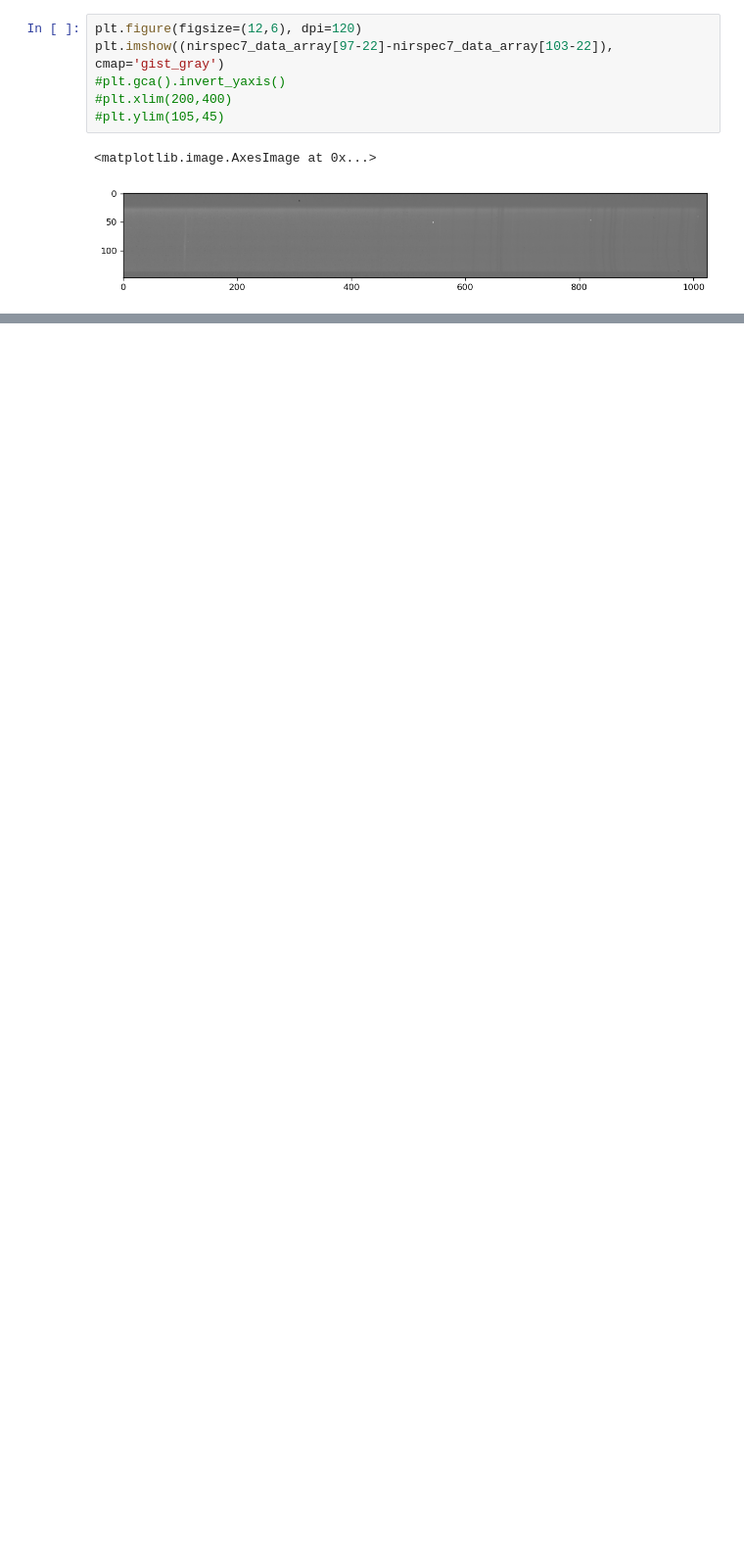
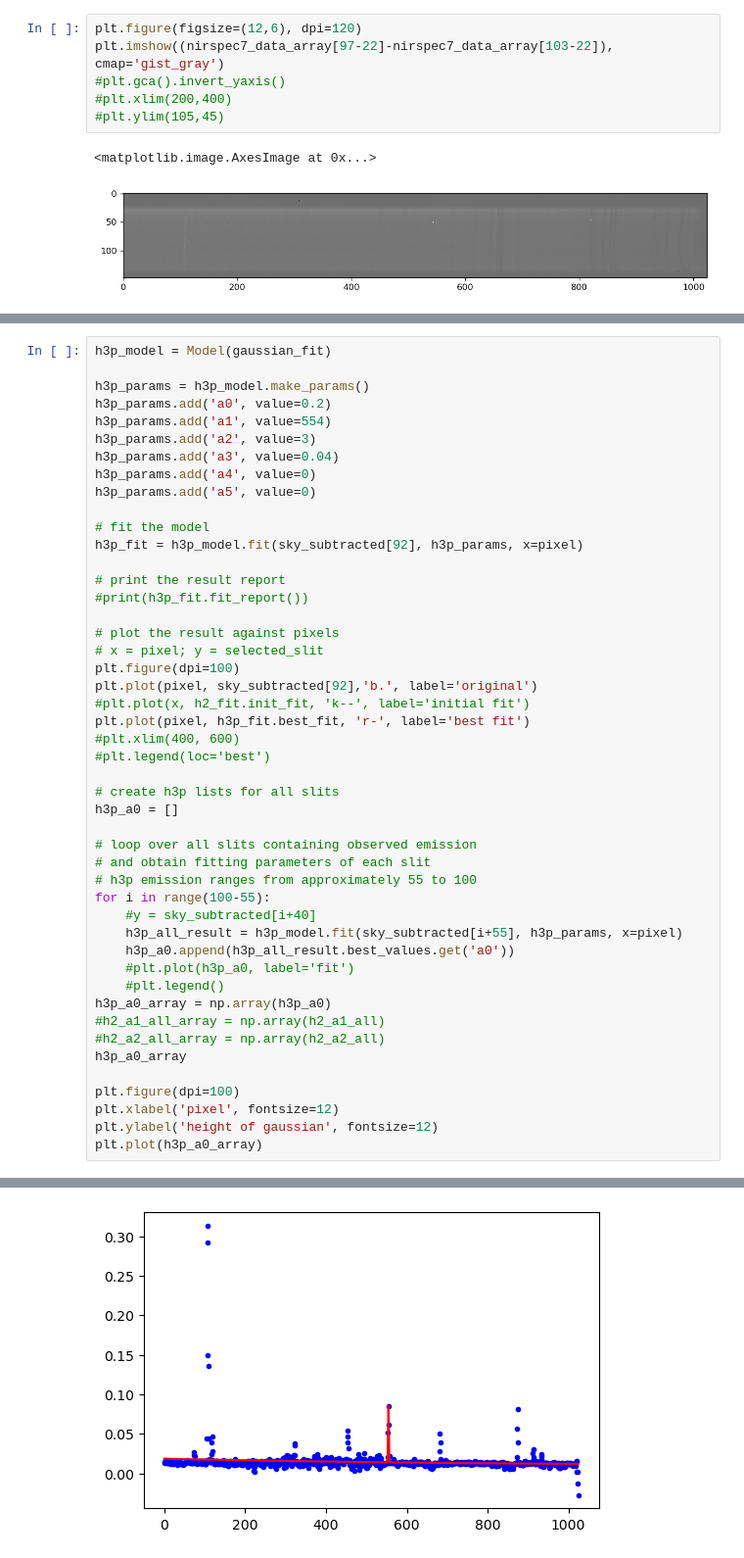
Before and after one commit to ruoyanwangdr/Dynamics-of-Jovian-Infrared-Auroral-Ionosphere-and-Thermosphere, a Jupyter notebook: h3p.ipynb, the cells around one changed output, grey strips where cells are left out. Shown at 98% size. Cells and saved outputs as stored; diff of their text form; blank space fills up the shorter version.

```diff
--- a/h3p.ipynb
+++ b/h3p.ipynb
@@ -441,0 +304,48 @@ plt.colorbar(im, cax=cax)
+# %%
+h3p_model = Model(gaussian_fit)
+
+h3p_params = h3p_model.make_params()
+h3p_params.add('a0', value=0.2)
+h3p_params.add('a1', value=554)
+h3p_params.add('a2', value=3)
+h3p_params.add('a3', value=0.04)
+h3p_params.add('a4', value=0)
+h3p_params.add('a5', value=0)
+
+# fit the model
+h3p_fit = h3p_model.fit(sky_subtracted[92], h3p_params, x=pixel)
+
+# print the result report
+#print(h3p_fit.fit_report())
+
+# plot the result against pixels
+# x = pixel; y = selected_slit
+plt.figure(dpi=100)
+plt.plot(pixel, sky_subtracted[92],'b.', label='original')
+#plt.plot(x, h2_fit.init_fit, 'k--', label='initial fit')
+plt.plot(pixel, h3p_fit.best_fit, 'r-', label='best fit')
+#plt.xlim(400, 600)
+#plt.legend(loc='best')
+
+# create h3p lists for all slits
+h3p_a0 = []
+
+# loop over all slits containing observed emission
+# and obtain fitting parameters of each slit
+# h3p emission ranges from approximately 55 to 100
+for i in range(100-55):
+    #y = sky_subtracted[i+40]
+    h3p_all_result = h3p_model.fit(sky_subtracted[i+55], h3p_params, x=pixel)
+    h3p_a0.append(h3p_all_result.best_values.get('a0'))
+    #plt.plot(h3p_a0, label='fit')
+    #plt.legend()
+h3p_a0_array = np.array(h3p_a0)
+#h2_a1_all_array = np.array(h2_a1_all)
+#h2_a2_all_array = np.array(h2_a2_all)
+h3p_a0_array
+
+plt.figure(dpi=100)
+plt.xlabel('pixel', fontsize=12)
+plt.ylabel('height of gaussian', fontsize=12)
+plt.plot(h3p_a0_array)
+# %% [output]
@@ -441,0 +353 @@ plt.colorbar(im, cax=cax)
+[figure, added]
```
Also changed, not shown: parts of 11 cells of this notebook.
